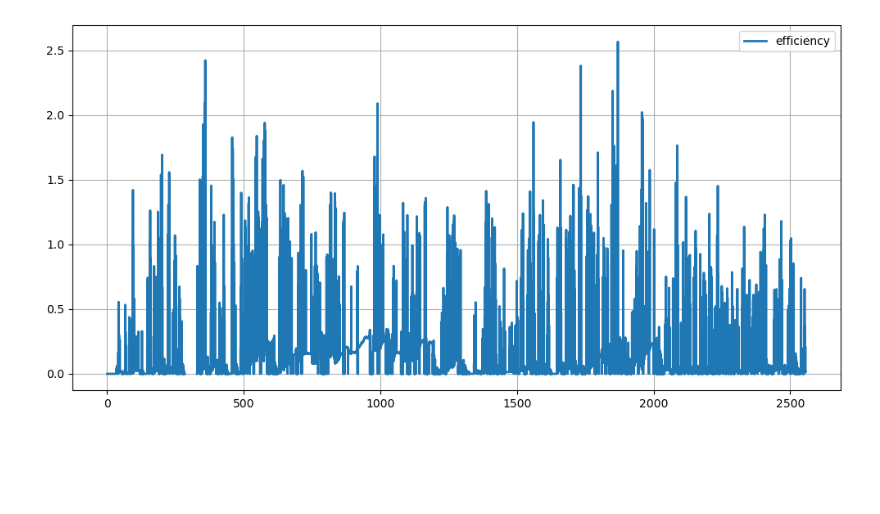
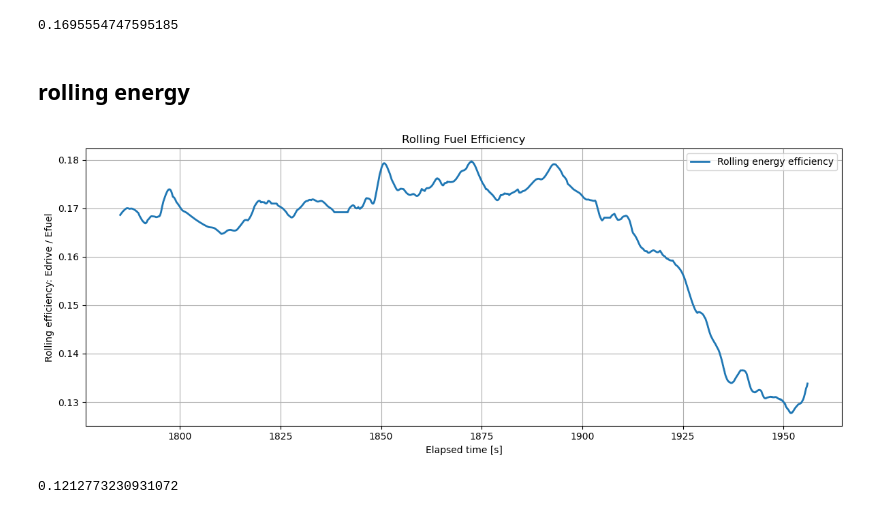
Before and after one commit to HarryHuckstep/DriveSim-AI-Lboro-Group, a Jupyter notebook: tests_notebooks/chemical_efficiency_source.ipynb, the cells around one changed output. Cells and saved outputs as stored; diff of their text form; code cells hidden in the pictures; blank space fills up the shorter version.

```diff
--- a/tests_notebooks/chemical_efficiency_source.ipynb
+++ b/tests_notebooks/chemical_efficiency_source.ipynb
@@ -52,0 +183,54 @@ print(df)
+# %%
+mean_value = df["chemical_efficiency_clean"].mean()
+print(mean_value)
+# %% [output]
+0.1695554747595185
+# %% [markdown]
+## rolling energy
+# %%
+dt = df["elapsed_time_s"].diff().fillna(0)
+dt = dt.clip(lower=0, upper=2)
+
+df["E_drive_step_J"] = df["P_drive_W"] * dt
+df["E_fuel_step_J"] = df["Pfuel"] * dt
+
+window = 1000
+min_period = 100
+
+df["eff_rolling_energy"] = (
+    df["E_drive_step_J"].where(valid).rolling(window, min_periods=min_period).sum()
+    /
+    df["E_fuel_step_J"].where(valid).rolling(window, min_periods=min_period).sum()
+)
+
+df["eff_rolling_energy"] = df["eff_rolling_energy"].where(
+    df["eff_rolling_energy"].between(0, 0.45)
+)
+
+
+#sub = df.iloc[15000:30000].copy()
+#sub = df.iloc[0:].copy()
+sub = df.iloc[21000:23000].copy()
+# %%
+plt.figure(figsize=(12, 5))
+
+plt.plot(
+    sub["elapsed_time_s"],
+    sub["eff_rolling_energy"],
+    label="Rolling energy efficiency",
+    linewidth=2
+)
+
+#plt.axhline(0.20, linestyle="--", label="Typical lower-good range")
+#plt.axhline(0.30, linestyle="--", label="Typical upper-good range")
+#plt.axhline(0.45, linestyle=":", label="Hard sanity limit")
+
+plt.xlabel("Elapsed time [s]")
+plt.ylabel("Rolling efficiency: Edrive / Efuel")
+plt.title("Rolling Fuel Efficiency")
+plt.legend()
+plt.grid(True)
+plt.tight_layout()
+plt.show()
+# %% [output]
+[figure, added]
@@ -52,0 +242,4 @@ print(df)
+# %%
+trip_efficiency
+# %% [output]
+0.1212773230931072
@@ -53,12 +256,11 @@ print(df)
 # %%
-sub = df.iloc[:30000].copy()
+# sub = preprocessed_df.iloc[:30000].copy()
+# sub = preprocessed_df.iloc[0:].copy()
 
-plt.figure(figsize=(10,5))
-plt.plot(sub["elapsed_time_s"], sub["chemical_efficiency"], label="efficiency", linewidth=2)
+# plt.figure(figsize=(10,5))
+# plt.plot(sub["elapsed_time_s"], sub["chemical_efficiency"], label="efficiency", linewidth=2)
 
-plt.legend(); plt.grid(True); plt.tight_layout(); plt.show()
+# plt.legend(); plt.grid(True); plt.tight_layout(); plt.show()
-# %% [output]
-[figure, removed]
 # %%
 #plt.figure(figsize=(10,5))
 #plt.plot(sub["elapsed_time_s"], sub["F_trac_N"], label="efficiency", linewidth=2)
```
Also changed, not shown: parts of 20 cells of this notebook, 2 other files.
